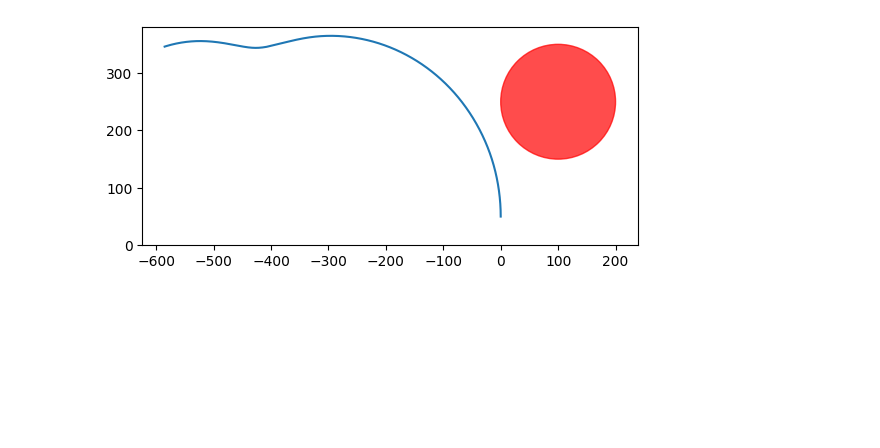
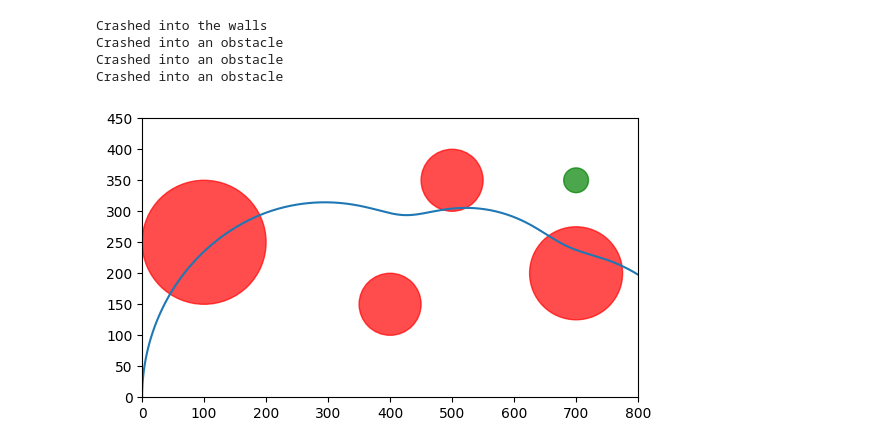
Before and after one commit to ToukoNia/Provable-Safe-RL-for-Planar-Quadcopter, a Jupyter notebook: Simulation Enviroment/Planar Quadcopter Model.ipynb, the cells around one changed output. Saved outputs shown, nothing was run; the diff lists cells and outputs as text; code cells hidden in the pictures; blank space fills up the shorter version.

```diff
--- a/Simulation Enviroment/Planar Quadcopter Model.ipynb
+++ b/Simulation Enviroment/Planar Quadcopter Model.ipynb
@@ -26,9 +26,14 @@ class Obstacle:
         return self.c,self.r
 # %%
 from scipy.integrate import solve_ivp
+goalWidth=20
+XLim=800
+floor=0
+cieling=450
+
 
 class Quadcopter:
-    def __init__(self,m,L,J,state=np.zeros(6)):
+    def __init__(self,m,L,J,state=np.zeros(6),goal=[250,200]):
         self.M=0    #Moment (ie rotation)
         self.L=L
         self.mass=m
@@ -37,6 +42,7 @@ class Quadcopter:
         self.state=X(state)
         self.diffState=None
         self.obstacle=list()
+        self.goal=Obstacle(goal[0],goal[1],goalWidth)
     def dynamics(self,inputs,state=None):
         if state is not None:
             self.state=X(state)
@@ -46,7 +52,7 @@ class Quadcopter:
         phiDDot=self.M/self.torque
         self.diffState=X([self.state.xDot,self.state.yDot,self.state.phiDot,xDDot,yDDot,phiDDot])
         return self.diffState()
-    def solve(self,inputs,nSim=[0,10],nChecks=1000):
+    def solve(self,inputs,nSim=[0,15],nChecks=1000):
         nEval = np.linspace(nSim[0],nSim[1],nChecks)
         solution=solve_ivp(fun=lambda t, state: self.dynamics(inputs,state),
                            t_span=nSim,
@@ -54,36 +60,54 @@ class Quadcopter:
                            y0=self.state()
                            )
         self.state= X(solution.y[:, -1])
-        if (solution.y[1]<0).any():
+        if (solution.y[1]<floor).any():
             print("Crashed into the ground")
             #return None
+        elif (abs(solution.y[0])>XLim).any():
+            print("Crashed into the walls")
+        elif (solution.y[0]>cieling):
+            print("Crashed into the cieling")
         for obstacle in self.obstacle:
             if obstacle.CheckCollision(solution.y):
                 print("Crashed into an obstacle")
                 #return None
+        if self.goal.CheckCollision(solution.y):
+            print("Reached Goal")
         return solution.y
 
     def CreateObstacle(self,x,y,r):
         self.obstacle.append(Obstacle(x,y,r))
-    def PlotObstacles(self,ax):
+    def PlotObjects(self,ax):
         for obstacle in self.obstacle:
             c,r=obstacle()
             circle=plt.Circle((c[0],c[1]),r,color="red",alpha=0.7)
             ax.add_patch(circle)
+        c,r=self.goal()
+        circle=plt.Circle((c[0],c[1]),r,color="green",alpha=0.7)
+        ax.add_patch(circle)
 # %%
 #Quadcopter and base simulation
 m=1; L=1; J=1 #Kg,m,Kgm^2
-quad=Quadcopter(m,L,J,state=[0,50,0,0,0,0])
+quad=Quadcopter(m,L,J,goal=[700,350])
 quad.CreateObstacle(100,250,100)
-sol=quad.solve([4*m*g,0.2],nChecks=1000) #Inputs, and number of checks
+quad.CreateObstacle(400,150,50)
+quad.CreateObstacle(500,350,50)
+quad.CreateObstacle(700,200,75)
+sol=quad.solve([4*m*g,-.2],nChecks=1000) #Inputs, and number of checks
+# %% [output]
+Crashed into the walls
+Crashed into an obstacle
+Crashed into an obstacle
+Crashed into an obstacle
 # %%
 #Plotting
 x,y=sol[0:2]
 fig, ax = plt.subplots(1)
 ax.plot(x,y)
-quad.PlotObstacles(ax)
+quad.PlotObjects(ax)
 ax.set_aspect('equal',adjustable='box')
-ax.set_ylim(0)
+ax.set_ylim(floor,cieling)
+ax.set_xlim(0,XLim)
 plt.show()
 # %% [output]
-[figure, old version]
+[figure, new version]
```
Also changed, not shown: parts of 1 cell of this notebook, 1 other file.
